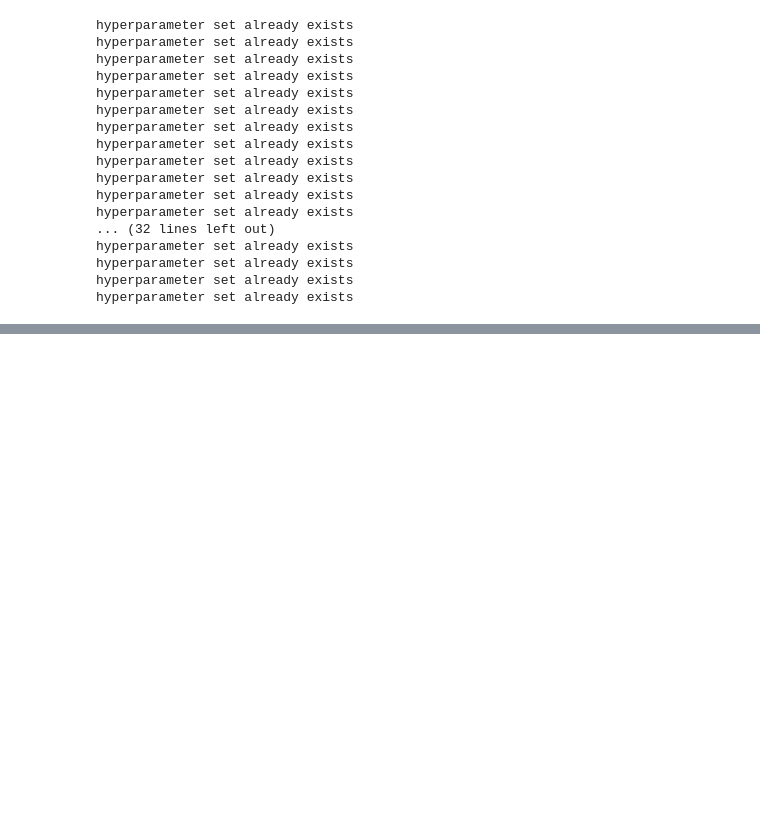
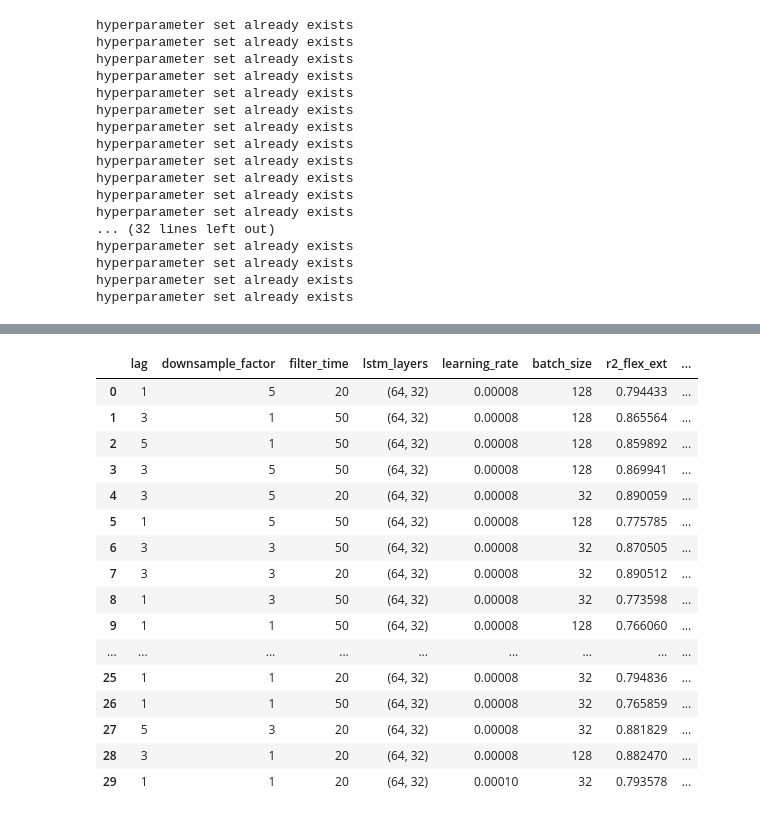
Before and after one commit to gjmm07/Masterthesis, a Jupyter notebook: JointAnglePrediction.ipynb, the cells around one changed output, grey strips where cells are left out. Saved outputs shown, nothing was run; the diff lists cells and outputs as text; code cells hidden in the pictures; blank space fills up the shorter version.

```diff
--- a/JointAnglePrediction.ipynb
+++ b/JointAnglePrediction.ipynb
@@ -534,6 +560,26 @@ print_metrics(feat_params, pred_feat, targets_feat)
 # %%
 dir_params, pred_dir, targets_dir = predict("direct_models")
-print_metrics(dir_params, pred_dir, targets_dir)
+results_direct = print_metrics(dir_params, pred_dir, targets_dir)
+results_direct.to_csv("results/results_direct.csv", index=False)
+results_direct
+# %% [output]
+|  | lag | downsample_factor | filter_time | lstm_layers | learning_rate | batch_size | r2_flex_ext | ... |
+| 0 | 1 | 5 | 20 | (64, 32) | 0.00008 | 128 | 0.794433 | ... |
+| 1 | 3 | 1 | 50 | (64, 32) | 0.00008 | 128 | 0.865564 | ... |
+| 2 | 5 | 1 | 50 | (64, 32) | 0.00008 | 128 | 0.859892 | ... |
+| 3 | 3 | 5 | 50 | (64, 32) | 0.00008 | 128 | 0.869941 | ... |
+| 4 | 3 | 5 | 20 | (64, 32) | 0.00008 | 32 | 0.890059 | ... |
+| 5 | 1 | 5 | 50 | (64, 32) | 0.00008 | 128 | 0.775785 | ... |
+| 6 | 3 | 3 | 50 | (64, 32) | 0.00008 | 32 | 0.870505 | ... |
+| 7 | 3 | 3 | 20 | (64, 32) | 0.00008 | 32 | 0.890512 | ... |
+| 8 | 1 | 3 | 50 | (64, 32) | 0.00008 | 32 | 0.773598 | ... |
+| 9 | 1 | 1 | 50 | (64, 32) | 0.00008 | 128 | 0.766060 | ... |
+| ... | ... | ... | ... | ... | ... | ... | ... | ... |
+| 25 | 1 | 1 | 20 | (64, 32) | 0.00008 | 32 | 0.794836 | ... |
+| 26 | 1 | 1 | 50 | (64, 32) | 0.00008 | 32 | 0.765859 | ... |
+| 27 | 5 | 3 | 20 | (64, 32) | 0.00008 | 32 | 0.881829 | ... |
+| 28 | 3 | 1 | 20 | (64, 32) | 0.00008 | 128 | 0.882470 | ... |
+| 29 | 1 | 1 | 20 | (64, 32) | 0.00010 | 32 | 0.793578 | ... |
 # %%
 # Plot the results of a single test-data trail of the best feat extraction model - blue targets / orange predictions
 i, j = 0, 20
```
Also changed, not shown: parts of 11 cells of this notebook, 2 other files.
